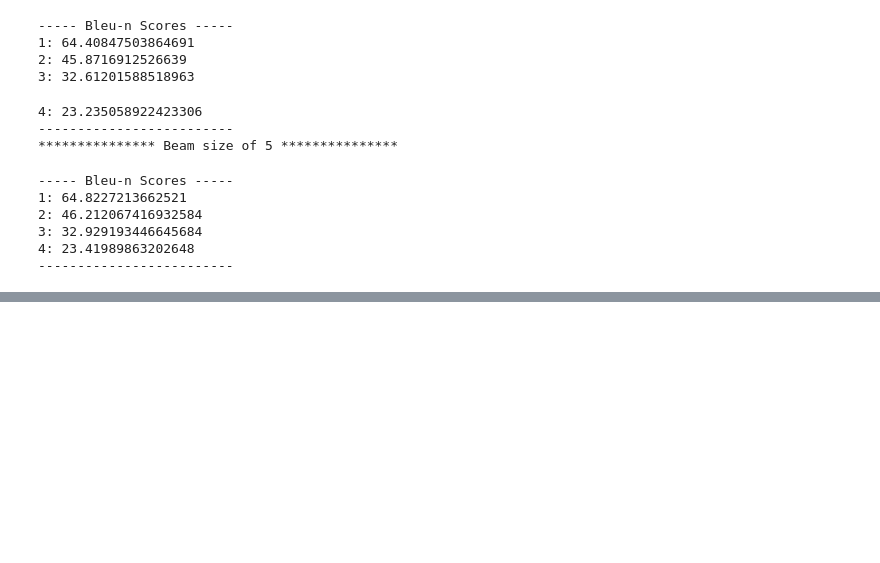
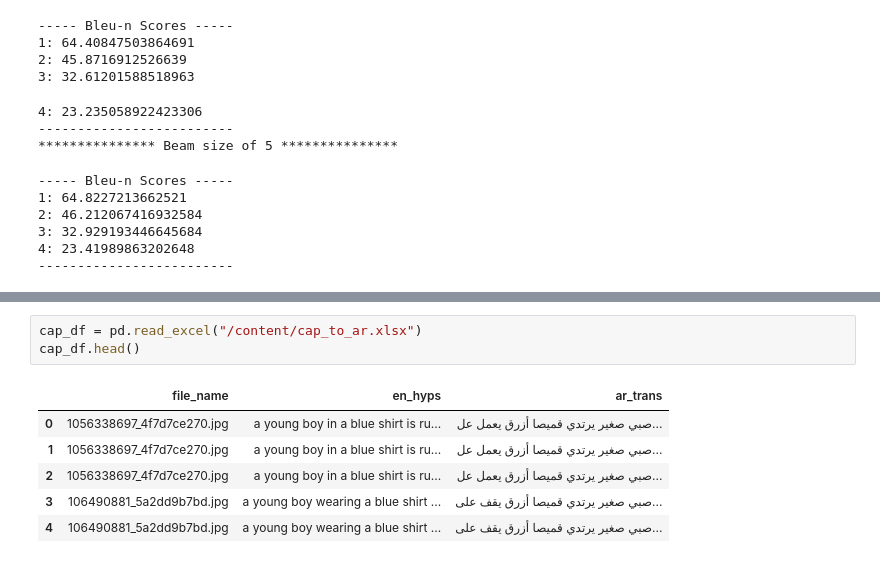
Before and after one commit to moaaztaha/Image-Captioning, a Jupyter notebook: Evaluate.ipynb, the cells around one changed output, grey strips where cells are left out. Drawn from its saved outputs; the diff is of its cells as text; blank space fills up the shorter version.

Commit message:
ar ete vs english trans

```diff
--- a/Evaluate.ipynb
+++ b/Evaluate.ipynb
@@ -470,0 +815,10 @@ for i in range(1, 6):
+# %%
+cap_df = pd.read_excel("/content/cap_to_ar.xlsx")
+cap_df.head()
+# %% [output]
+|  | file_name | en_hyps | ar_trans |
+| 0 | 1056338697_4f7d7ce270.jpg | a young boy in a blue shirt is ru... | صبي صغير يرتدي قميصا أزرق يعمل عل... |
+| 1 | 1056338697_4f7d7ce270.jpg | a young boy in a blue shirt is ru... | صبي صغير يرتدي قميصا أزرق يعمل عل... |
+| 2 | 1056338697_4f7d7ce270.jpg | a young boy in a blue shirt is ru... | صبي صغير يرتدي قميصا أزرق يعمل عل... |
+| 3 | 106490881_5a2dd9b7bd.jpg | a young boy wearing a blue shirt ... | صبي صغير يرتدي قميصا أزرق يقف على... |
+| 4 | 106490881_5a2dd9b7bd.jpg | a young boy wearing a blue shirt ... | صبي صغير يرتدي قميصا أزرق يقف على... |
```
Also changed, not shown: parts of 44 cells of this notebook.
